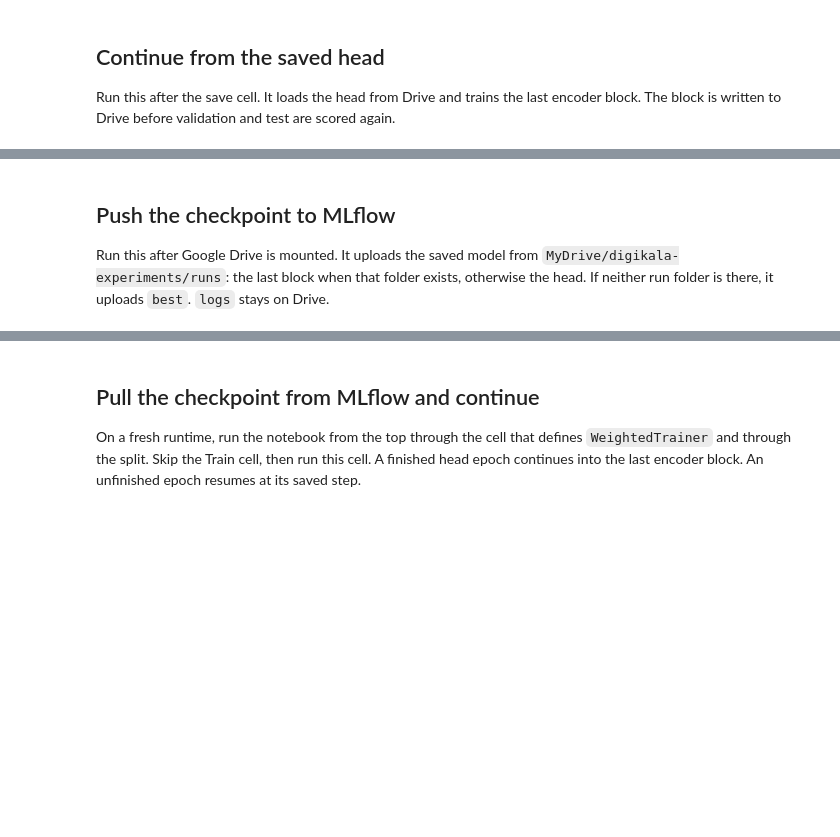
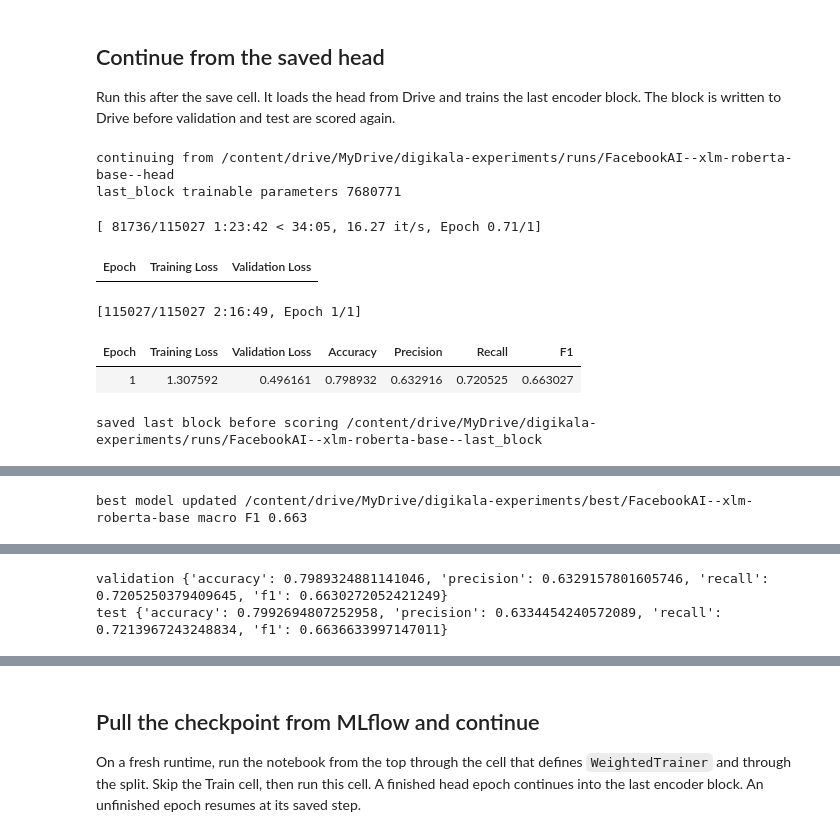
Before and after one commit to atozmax/digikala-comment-recommendation, a Jupyter notebook: notebooks/colab/02-xlmr-finetune.ipynb, the cells around one changed output, grey strips where cells are left out. Drawn from its saved outputs; the diff is of its cells as text; code cells hidden in the pictures; blank space fills up the shorter version.

```diff
--- a/notebooks/colab/02-xlmr-finetune.ipynb
+++ b/notebooks/colab/02-xlmr-finetune.ipynb
@@ -455,14 +507,24 @@ best_dir = Path(DRIVE_DIR) / "best" / slug(MODEL_NAME)
 run_dir.mkdir(parents=True, exist_ok=True)
 best_dir.mkdir(parents=True, exist_ok=True)
 
+local_dir = Path(f"/content/checkpoints/{slug(MODEL_NAME)}-{stage}")
+checkpoints = []
+if local_dir.is_dir():
+    checkpoints = sorted(local_dir.glob("checkpoint-*"), key=lambda path: path.stat().st_mtime)
+print("local checkpoints:", [path.name for path in checkpoints])
+
 if "model" in globals() and "tokenizer" in globals():
     model.save_pretrained(run_dir)
     tokenizer.save_pretrained(run_dir)
     print("saved in-memory model to", run_dir)
-elif (run_dir / "config.json").is_file():
-    print("using the model already saved on Drive", run_dir)
+elif checkpoints and (checkpoints[-1] / "config.json").is_file():
+    source = checkpoints[-1]
+    for item in source.iterdir():
+        if item.is_file():
+            shutil.copy2(item, run_dir / item.name)
+    print("copied", source, "to", run_dir)
 else:
-    raise RuntimeError(f"The Colab runtime was reset and {run_dir} has no saved model.")
+    raise RuntimeError("No model in memory and no local checkpoint. The runtime was reset.")
 
 for item in run_dir.iterdir():
     if item.is_file():
@@ -527,13 +600,18 @@ import shutil
 from transformers import AutoModelForSequenceClassification, AutoTokenizer, Trainer, TrainingArguments
 
 head_dir = Path(DRIVE_DIR) / "runs" / f"{slug(MODEL_NAME)}--head"
+local_dir = Path(f"/content/checkpoints/{slug(MODEL_NAME)}-head")
 if not (head_dir / "config.json").is_file():
-    if "model" in globals() and "tokenizer" in globals():
+    checkpoints = sorted(local_dir.glob("checkpoint-*"), key=lambda path: path.stat().st_mtime) if local_dir.is_dir() else []
+    if checkpoints and (checkpoints[-1] / "config.json").is_file():
+        head_dir = checkpoints[-1]
+    elif "model" in globals():
+        head_dir = Path(DRIVE_DIR) / "runs" / f"{slug(MODEL_NAME)}--head"
         head_dir.mkdir(parents=True, exist_ok=True)
         model.save_pretrained(head_dir)
         tokenizer.save_pretrained(head_dir)
     else:
-        raise FileNotFoundError(f"Missing the head model at {head_dir}")
+        raise FileNotFoundError(f"Missing the head checkpoint at {head_dir}")
 
 torch.manual_seed(SEED)
 model = AutoModelForSequenceClassification.from_pretrained(head_dir)
@@ -594,30 +672,39 @@ def score_block(frame):
 
 
 validation_metrics = score_block(valid_frame)
 validation_metrics.update({"split": "validation", "stage": stage, "model_name": MODEL_NAME})
 (block_dir / "metrics.json").write_text(json.dumps(validation_metrics, indent=2))
 best_dir = Path(DRIVE_DIR) / "best" / slug(MODEL_NAME)
 best_dir.mkdir(parents=True, exist_ok=True)
 previous = -1.0
 if (best_dir / "metrics.json").is_file():
     previous = json.loads((best_dir / "metrics.json").read_text()).get("f1", -1.0)
 if validation_metrics["f1"] > previous:
     for item in block_dir.iterdir():
         if item.is_file():
             shutil.copy2(item, best_dir / item.name)
     print("best model updated", best_dir, "macro F1", round(validation_metrics["f1"], 4))
 else:
     print("validation macro F1", round(validation_metrics["f1"], 4), "does not beat", round(previous, 4))
 
 test_metrics = score_block(test_frame)
 test_metrics.update({"split": "test", "stage": stage, "model_name": MODEL_NAME})
 (block_dir / "test_metrics.json").write_text(json.dumps(test_metrics, indent=2))
 if validation_metrics["f1"] > previous:
     (best_dir / "test_metrics.json").write_text(json.dumps(test_metrics, indent=2))
 log_path = Path(DRIVE_DIR) / "logs" / f"{slug(MODEL_NAME)}.jsonl"
 log_path.parent.mkdir(parents=True, exist_ok=True)
 with log_path.open("a") as handle:
     handle.write(json.dumps(validation_metrics) + "\n")
     handle.write(json.dumps(test_metrics) + "\n")
 print("validation", {key: validation_metrics[key] for key in ("accuracy", "precision", "recall", "f1")})
 print("test", {key: test_metrics[key] for key in ("accuracy", "precision", "recall", "f1")})
+# %% [output]
+continuing from /content/drive/MyDrive/digikala-experiments/runs/FacebookAI--xlm-roberta-base--head
+last_block trainable parameters 7680771
+[ 81736/115027 1:23:42 < 34:05, 16.27 it/s, Epoch 0.71/1]
+| Epoch | Training Loss | Validation Loss |
+[115027/115027 2:16:49, Epoch 1/1]
+| Epoch | Training Loss | Validation Loss | Accuracy | Precision | Recall | F1 |
+| 1 | 1.307592 | 0.496161 | 0.798932 | 0.632916 | 0.720525 | 0.663027 |
+saved last block before scoring /content/drive/MyDrive/digikala-experiments/runs/FacebookAI--xlm-roberta-base--last_block
@@ -623,0 +712 @@ print("test", {key: test_metrics[key] for key in ("accuracy", "precision", "reca
+best model updated /content/drive/MyDrive/digikala-experiments/best/FacebookAI--xlm-roberta-base macro F1 0.663
@@ -624,4 +714,2 @@ print("test", {key: test_metrics[key] for key in ("accuracy", "precision", "reca
+validation {'accuracy': 0.7989324881141046, 'precision': 0.6329157801605746, 'recall': 0.7205250379409645, 'f1': 0.6630272052421249}
+test {'accuracy': 0.7992694807252958, 'precision': 0.6334454240572089, 'recall': 0.7213967243248834, 'f1': 0.6636633997147011}
-# %% [markdown]
-## Push the checkpoint to MLflow
-
-Run this after Google Drive is mounted. It uploads the saved model from `MyDrive/digikala-experiments/runs`: the last block when that folder exists, otherwise the head. If neither run folder is there, it uploads `best`. `logs` stays on Drive.
```
Also changed, not shown: parts of 10 cells of this notebook, 3 other files.
